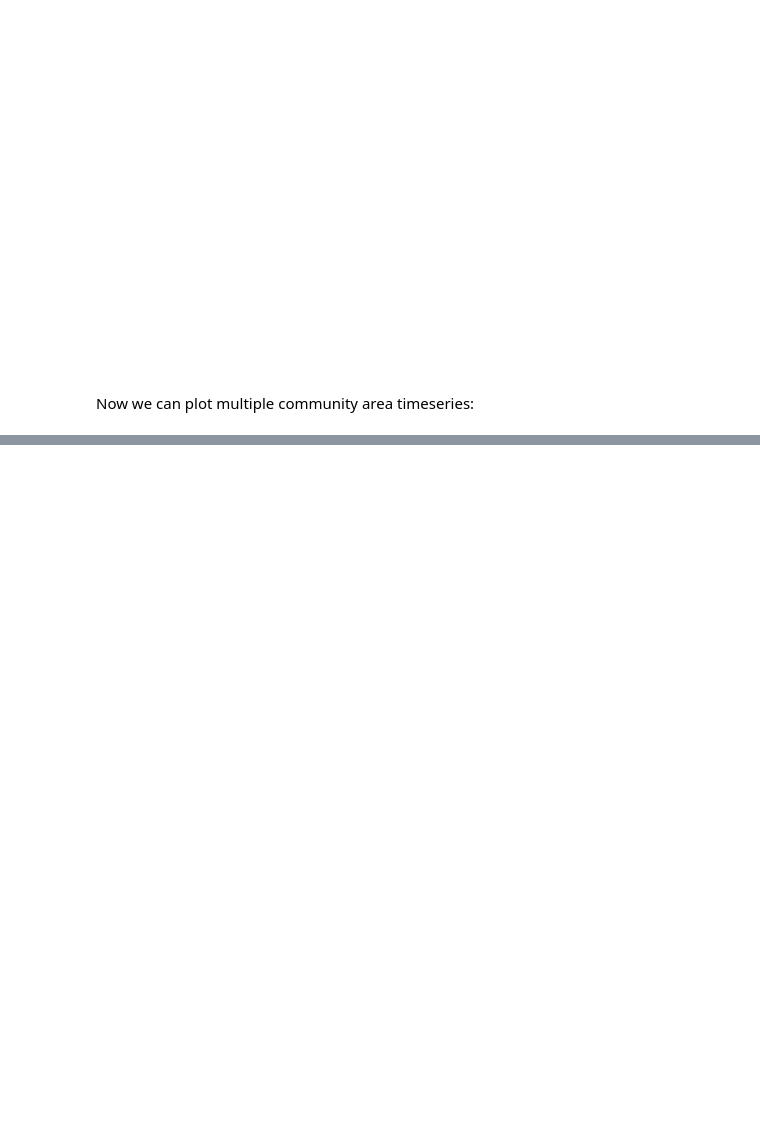
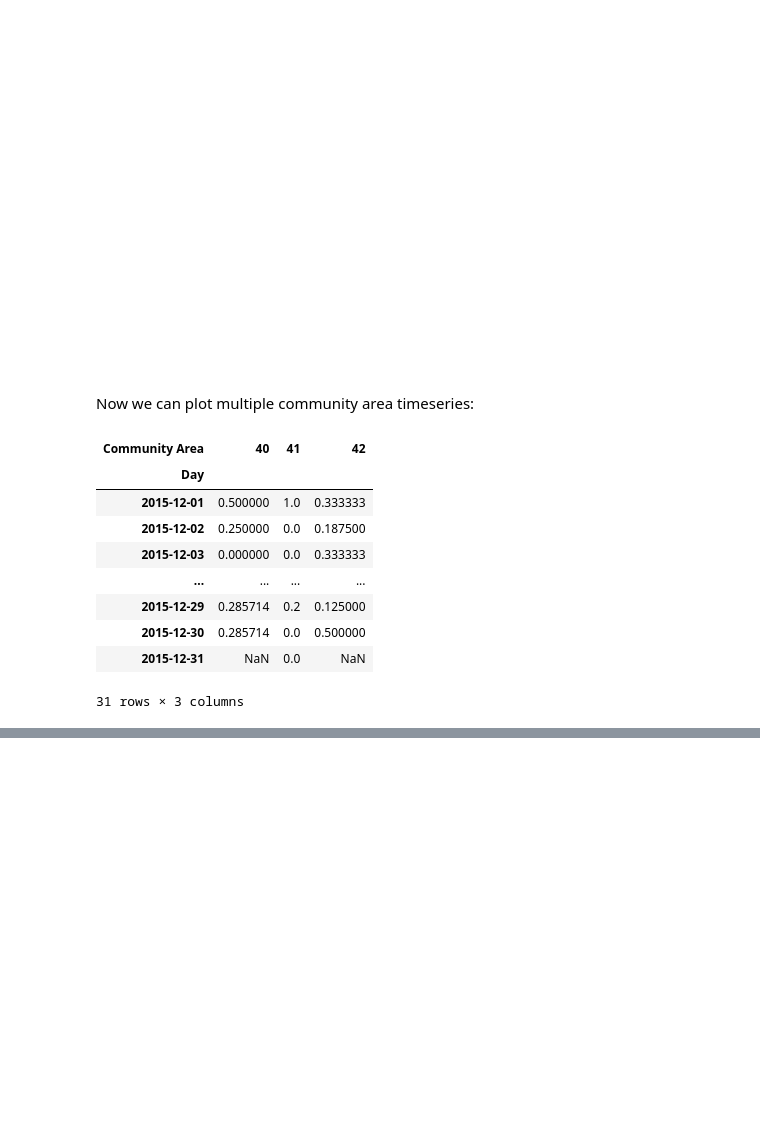
Before and after one commit to computationforpolicy/lecture-examples, a Jupyter notebook: 06_DataFrame_Operations.ipynb, the cells around one changed output, grey strips where cells are left out. Cells and saved outputs as stored; diff of their text form; code cells hidden in the pictures; blank space fills up the shorter version.

```diff
--- a/06_DataFrame_Operations.ipynb
+++ b/06_DataFrame_Operations.ipynb
@@ -157,3 +170,16 @@ community_arrest_timeseries
 # %% [markdown]
 <br><br><br><br><br><br><br><br><br><br><br><br><br><br><br><br><br>
 Now we can plot multiple community area timeseries:
+# %%
+community_arrest_timeseries[[40,41,42]]
+# %% [output]
+| Community Area | 40 | 41 | 42 |
+| Day |  |  |  |
+| 2015-12-01 | 0.500000 | 1.0 | 0.333333 |
+| 2015-12-02 | 0.250000 | 0.0 | 0.187500 |
+| 2015-12-03 | 0.000000 | 0.0 | 0.333333 |
+| ... | ... | ... | ... |
+| 2015-12-29 | 0.285714 | 0.2 | 0.125000 |
+| 2015-12-30 | 0.285714 | 0.0 | 0.500000 |
+| 2015-12-31 | NaN | 0.0 | NaN |
+31 rows × 3 columns
```
Also changed, not shown: parts of 12 cells of this notebook, 3 other files.
